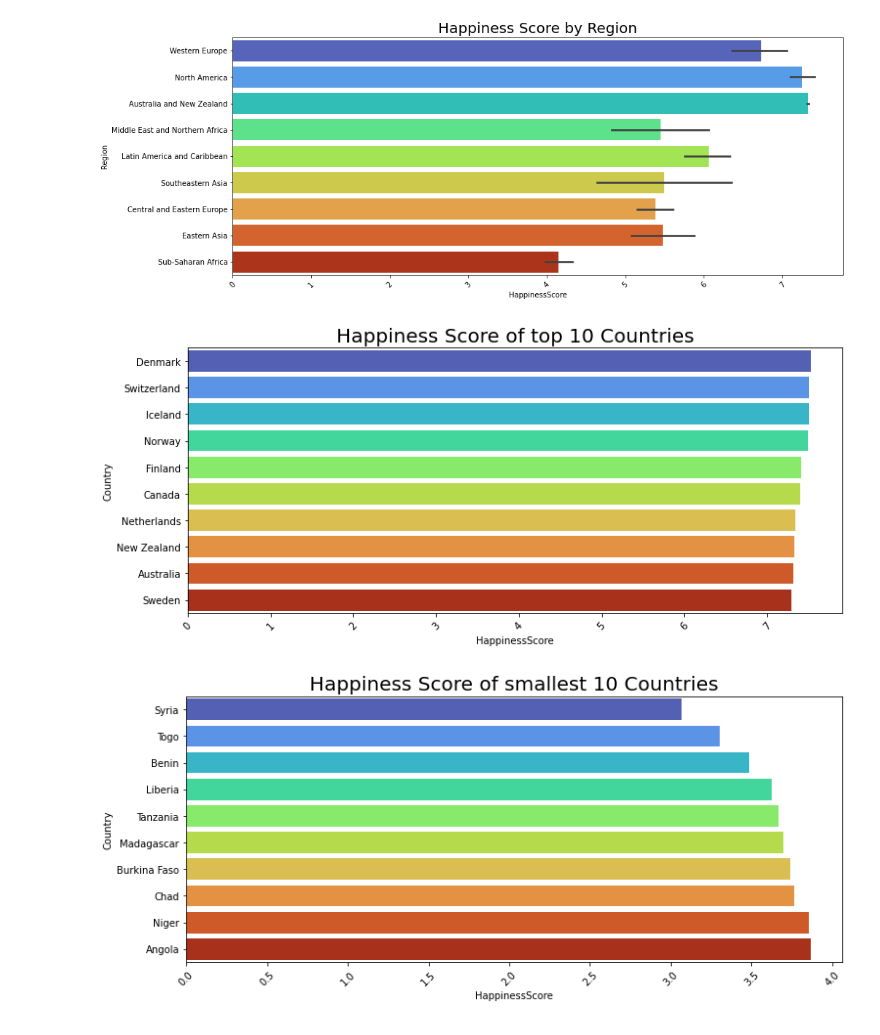
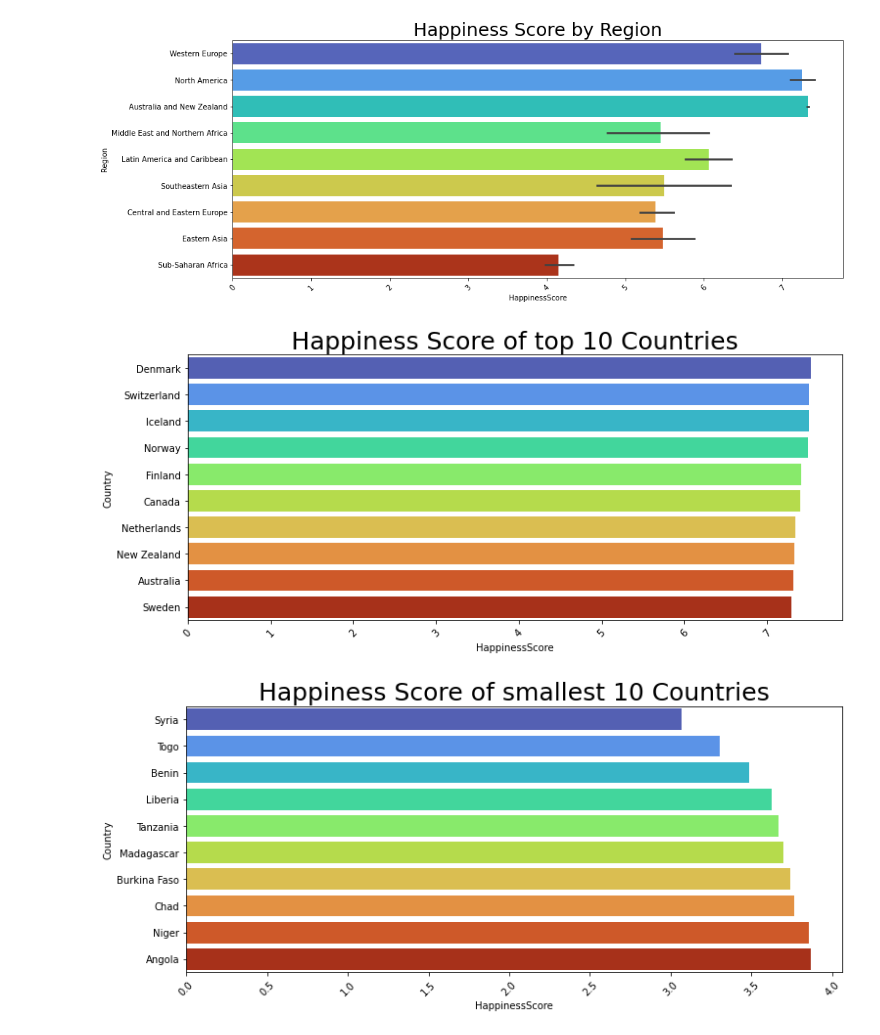
Before and after one commit to Caleman34/Alcohol_and_Happiness, a Jupyter notebook: JamesPART.ipynb, the cells around one changed output. Saved outputs shown, nothing was run; the diff lists cells and outputs as text; code cells hidden in the pictures.

```diff
--- a/JamesPART.ipynb
+++ b/JamesPART.ipynb
@@ -54,26 +120,26 @@ pd.DataFrame(dict(df['Region'].value_counts()).items(), columns = ['Region','Num
 import seaborn as sns
 plt.figure(figsize = (15,6))
 sns.barplot(x ='HappinessScore',y= 'Region',data = df, palette = 'turbo')
-plt.title('Happiness Score by Region', fontsize = 20)
+plt.title('Happiness Score by Region', fontsize = 25)
 plt.xticks(rotation = 45)
 plt.show()
 # %% [output]
-[figure, old version]
+[figure, new version]
 # %%
 import seaborn as sns
 plt.figure(figsize = (12,5))
 sns.barplot(x ='HappinessScore',y= 'Country',data = df.nlargest(10,'HappinessScore'), palette = 'turbo')
-plt.title('Happiness Score of top 10 Countries', fontsize = 20)
+plt.title('Happiness Score of top 10 Countries', fontsize = 25)
 plt.xticks(rotation = 45)
 plt.show()
 # %% [output]
-[figure, old version]
+[figure, new version]
 # %%
 import seaborn as sns
 plt.figure(figsize = (12,5))
 sns.barplot(x ='HappinessScore',y= 'Country',data = df.nsmallest(10,'HappinessScore'), palette = 'turbo')
-plt.title('Happiness Score of smallest 10 Countries', fontsize = 20)
+plt.title('Happiness Score of smallest 10 Countries', fontsize = 25)
 plt.xticks(rotation = 45)
 plt.show()
 # %% [output]
-[figure, old version]
+[figure, new version]
```
Also changed, not shown: parts of 12 cells of this notebook.
